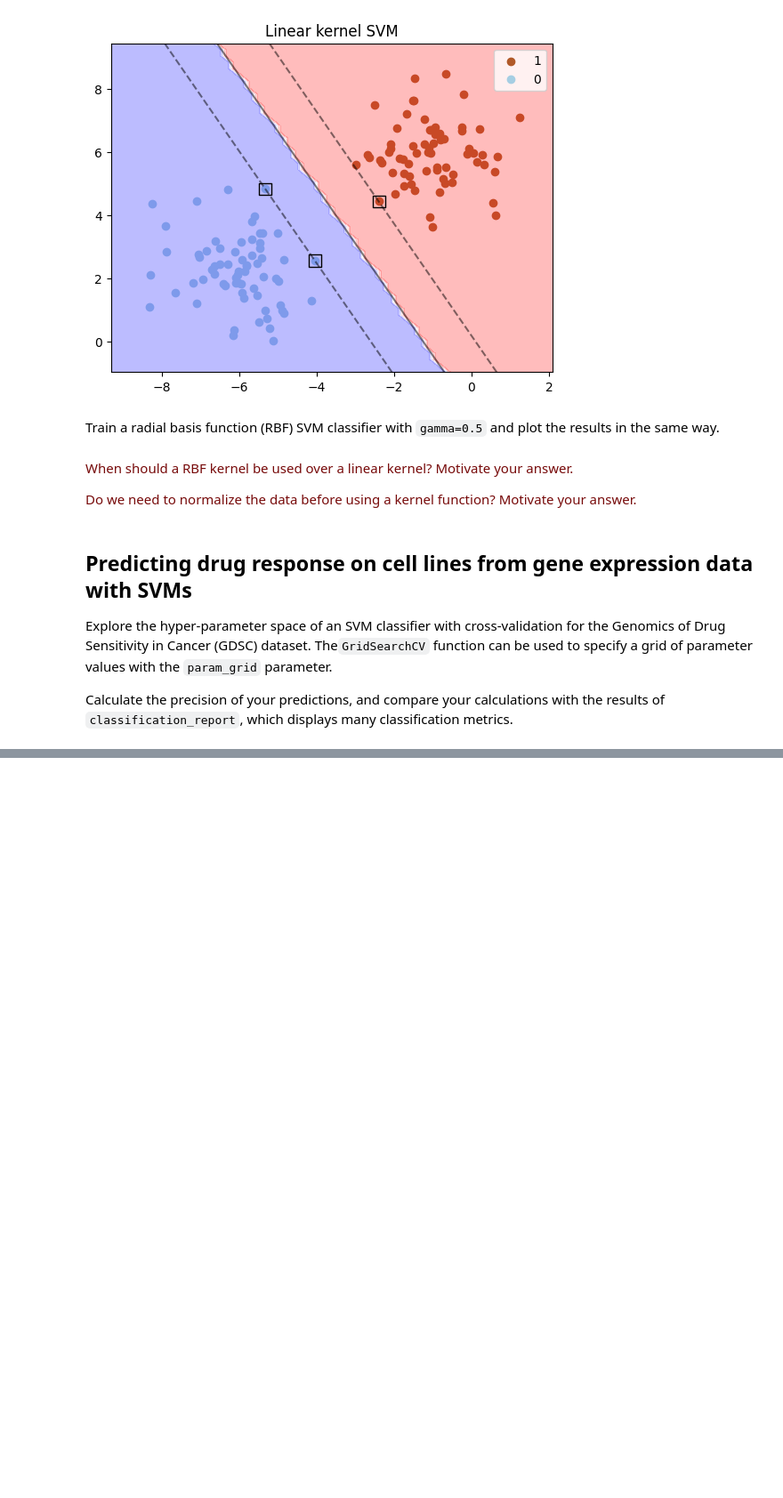
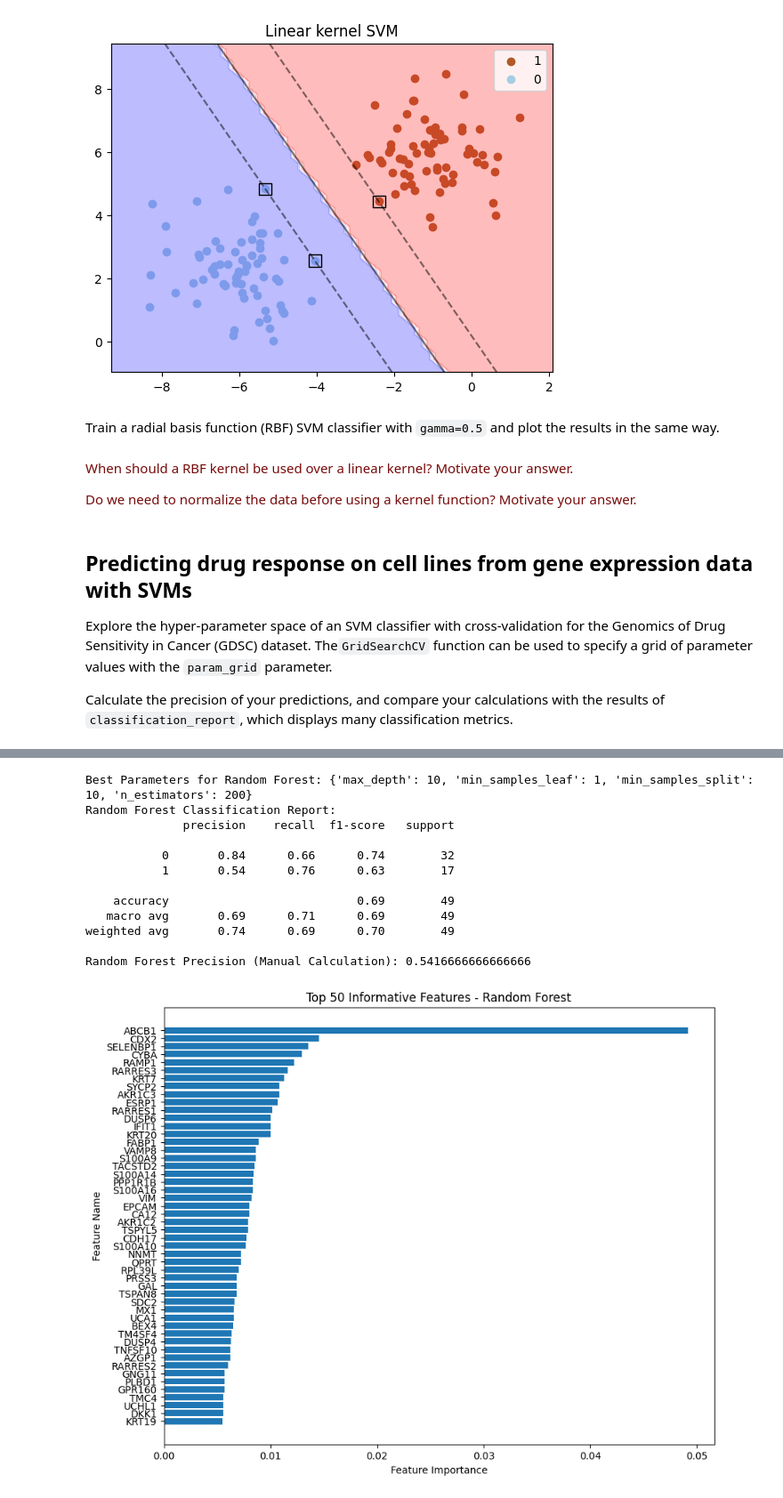
Before and after one commit to ShreyaSajid/8dm50-machine-learning, a Jupyter notebook: practicals/week_6.ipynb, the cells around one changed output, grey strips where cells are left out. Shown at 89% size. Saved outputs shown, nothing was run; the diff lists cells and outputs as text; code cells hidden in the pictures; blank space fills up the shorter version.

Commit message:
added random forest

```diff
--- a/practicals/week_6.ipynb
+++ b/practicals/week_6.ipynb
@@ -291,0 +240,46 @@ Precision (Manual Calculation): 0.5652173913043478
+# %%
+import sys
+sys.path.append('code/')
+from random_forest_model import *
+
+# Define the parameter grid for random forest
+rf_param_grid = {
+    'n_estimators': [50, 100, 200],
+    'max_depth': [10, 20, 30, None],
+    'min_samples_split': [2, 5, 10],
+    'min_samples_leaf': [1, 2, 4]
+}
+
+# rf_param_grid = {
+#     'n_estimators': [50, 100, 200],           # Number of trees in the forest
+#     'max_depth': [10, 20, 30, None],          # Maximum depth of each tree
+#     'max_features': ['sqrt', 'log2', None],   # Max features to consider at each split
+#     'min_samples_split': [2, 5, 10],          # Min samples required to split a node
+#     'min_samples_leaf': [1, 2, 4],            # Min samples required per leaf node
+#     'criterion': ['gini', 'entropy']          # Function to measure the quality of a split
+# }
+
+# Train the random forest model using GridSearchCV
+rf_grid = train_random_forest(X_train, y_train, rf_param_grid)
+
+print("Best Parameters for Random Forest:", rf_grid.best_params_)
+
+# Evaluate the model
+evaluate_random_forest(rf_grid, X_test, y_test)
+
+# Plot feature importances
+plot_feature_importances(rf_grid, gene_expression.columns.tolist())
+# %% [output]
+Best Parameters for Random Forest: {'max_depth': 10, 'min_samples_leaf': 1, 'min_samples_split': 10, 'n_estimators': 200}
+Random Forest Classification Report:
+              precision    recall  f1-score   support
+
+           0       0.84      0.66      0.74        32
+           1       0.54      0.76      0.63        17
+
+    accuracy                           0.69        49
+   macro avg       0.69      0.71      0.69        49
+weighted avg       0.74      0.69      0.70        49
+
+Random Forest Precision (Manual Calculation): 0.5416666666666666
+[figure, added]
```
Also changed, not shown: parts of 6 cells of this notebook.
